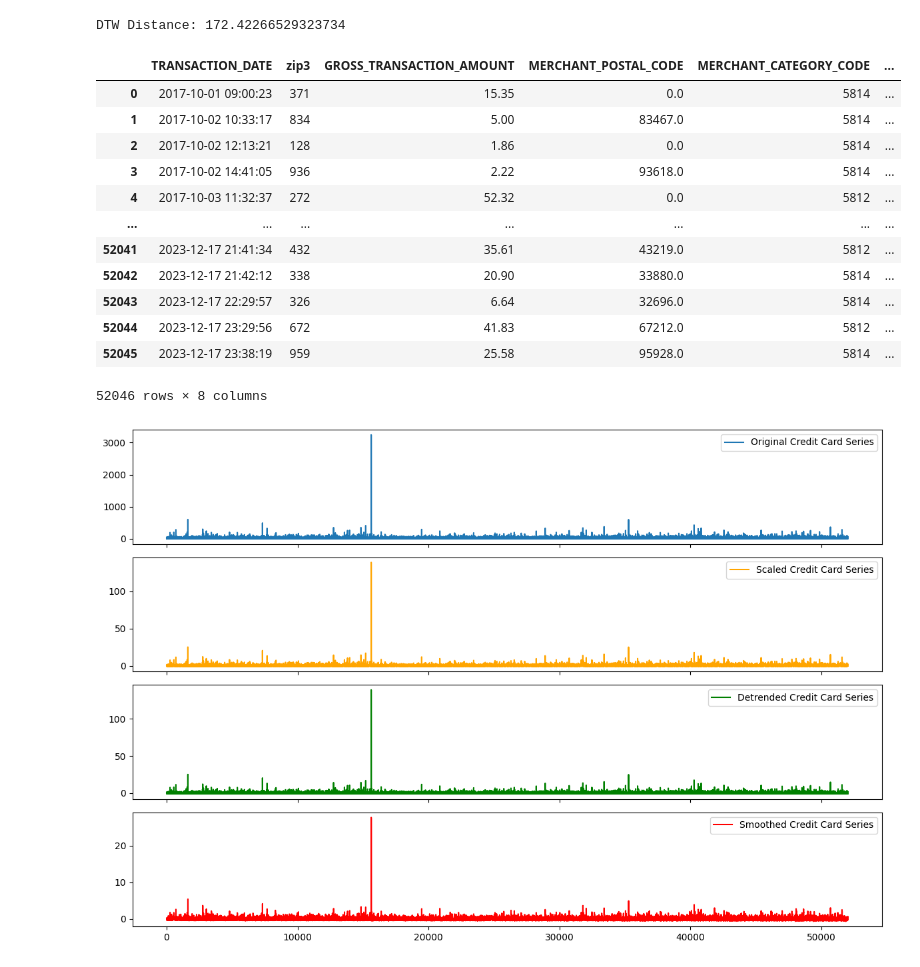
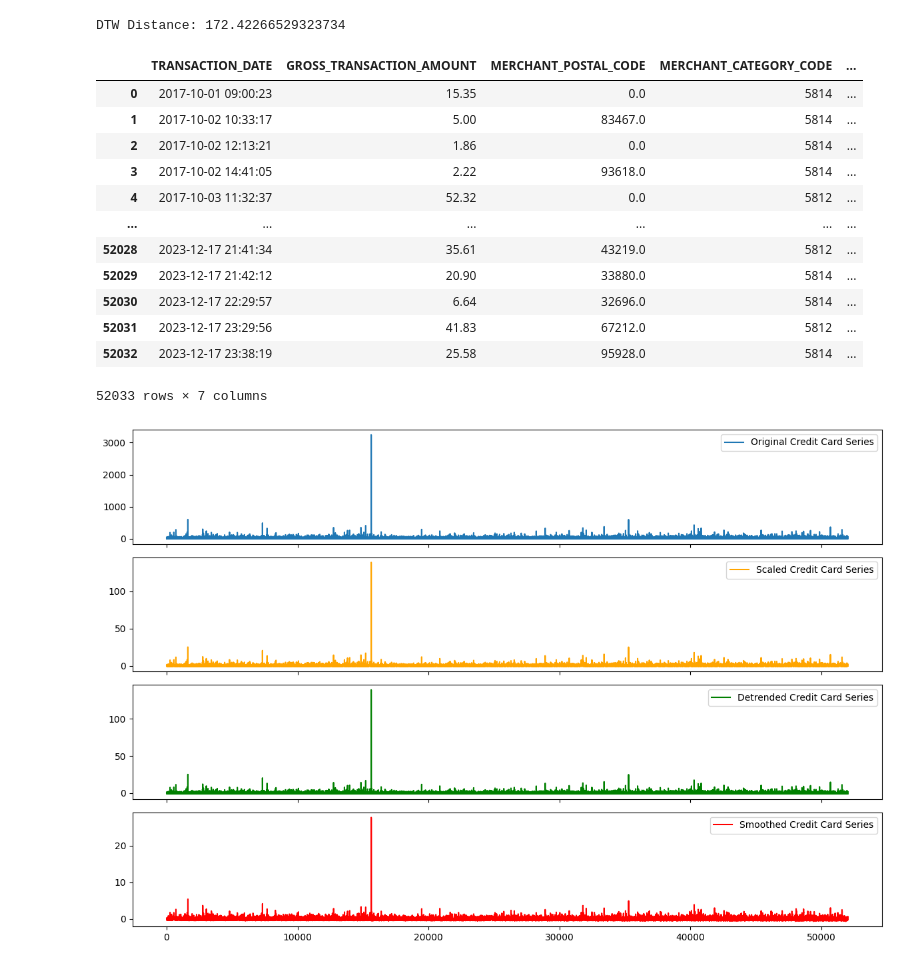
Before and after one commit to iqra-keystone/granite-tsfm, a Jupyter notebook: notebooks/experiments/ts_similarity.ipynb, the cells around one changed output. Drawn from its saved outputs; the diff is of its cells as text; code cells hidden in the pictures.

```diff
--- a/notebooks/experiments/ts_similarity.ipynb
+++ b/notebooks/experiments/ts_similarity.ipynb
@@ -166,23 +166,23 @@ DTW Distance: 172.42266529323734
 # %%
 df3 = pd.read_csv('C:\\Users\\IqraImtiaz\\OneDrive - keystonestrategy.com\\Documents\\Roark-Subway\\rest_only_transactions000000000000.csv.gz', parse_dates=['TRANSACTION_DATE'])
 df3 = df3.dropna(subset=['ZIPCODE'])
 df3['zip3'] = df3['ZIPCODE'].astype(str).str.slice(stop=3)
-df3 = df3.groupby(['TRANSACTION_DATE','zip3']).sum(['GROSS_TRANSACTION_AMOUNT']).reset_index()
+df3 = df3.groupby(['TRANSACTION_DATE']).sum(['GROSS_TRANSACTION_AMOUNT']).reset_index()
 df3
 # %% [output]
-|  | TRANSACTION_DATE | zip3 | GROSS_TRANSACTION_AMOUNT | MERCHANT_POSTAL_CODE | MERCHANT_CATEGORY_CODE | ... |
-| 0 | 2017-10-01 09:00:23 | 371 | 15.35 | 0.0 | 5814 | ... |
-| 1 | 2017-10-02 10:33:17 | 834 | 5.00 | 83467.0 | 5814 | ... |
-| 2 | 2017-10-02 12:13:21 | 128 | 1.86 | 0.0 | 5814 | ... |
-| 3 | 2017-10-02 14:41:05 | 936 | 2.22 | 93618.0 | 5814 | ... |
-| 4 | 2017-10-03 11:32:37 | 272 | 52.32 | 0.0 | 5812 | ... |
-| ... | ... | ... | ... | ... | ... | ... |
-| 52041 | 2023-12-17 21:41:34 | 432 | 35.61 | 43219.0 | 5812 | ... |
-| 52042 | 2023-12-17 21:42:12 | 338 | 20.90 | 33880.0 | 5814 | ... |
-| 52043 | 2023-12-17 22:29:57 | 326 | 6.64 | 32696.0 | 5814 | ... |
-| 52044 | 2023-12-17 23:29:56 | 672 | 41.83 | 67212.0 | 5812 | ... |
-| 52045 | 2023-12-17 23:38:19 | 959 | 25.58 | 95928.0 | 5814 | ... |
+|  | TRANSACTION_DATE | GROSS_TRANSACTION_AMOUNT | MERCHANT_POSTAL_CODE | MERCHANT_CATEGORY_CODE | ... |
+| 0 | 2017-10-01 09:00:23 | 15.35 | 0.0 | 5814 | ... |
+| 1 | 2017-10-02 10:33:17 | 5.00 | 83467.0 | 5814 | ... |
+| 2 | 2017-10-02 12:13:21 | 1.86 | 0.0 | 5814 | ... |
+| 3 | 2017-10-02 14:41:05 | 2.22 | 93618.0 | 5814 | ... |
+| 4 | 2017-10-03 11:32:37 | 52.32 | 0.0 | 5812 | ... |
+| ... | ... | ... | ... | ... | ... |
+| 52028 | 2023-12-17 21:41:34 | 35.61 | 43219.0 | 5812 | ... |
+| 52029 | 2023-12-17 21:42:12 | 20.90 | 33880.0 | 5814 | ... |
+| 52030 | 2023-12-17 22:29:57 | 6.64 | 32696.0 | 5814 | ... |
+| 52031 | 2023-12-17 23:29:56 | 41.83 | 67212.0 | 5812 | ... |
+| 52032 | 2023-12-17 23:38:19 | 25.58 | 95928.0 | 5814 | ... |
-52046 rows × 8 columns
+52033 rows × 7 columns
 # %%
 series3 = df3['GROSS_TRANSACTION_AMOUNT'].values
 
```
Also changed, not shown: parts of 4 cells of this notebook.
